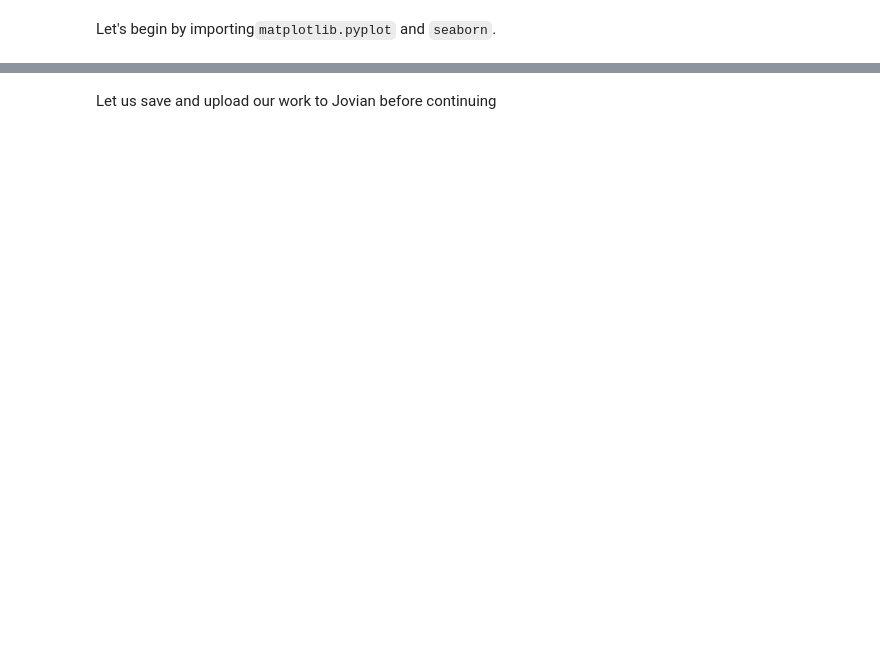
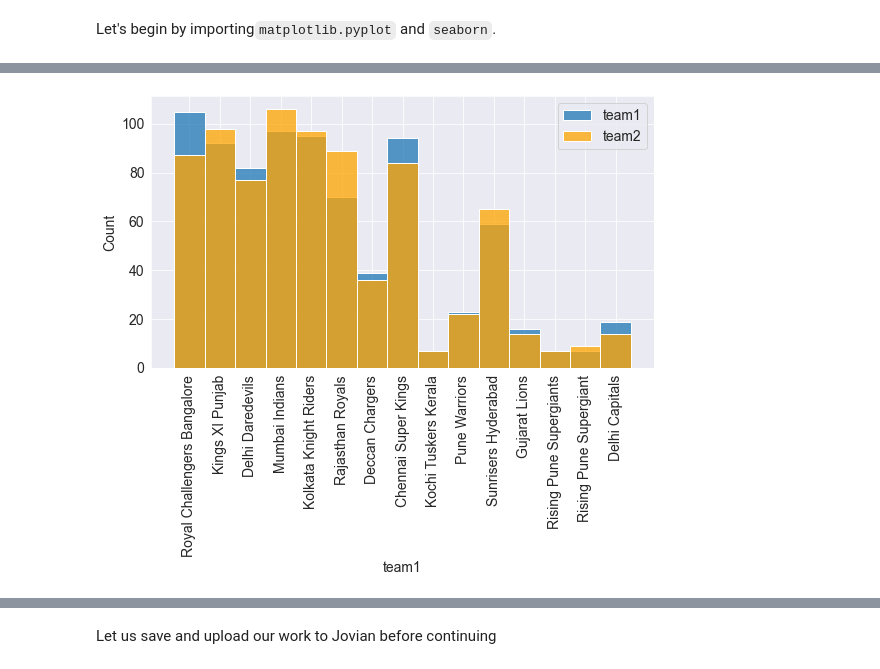
Before and after one commit to prasadposture/Jovian-DA-Course, a Jupyter notebook: Project/zerotopandas-course-project-starter.ipynb, the cells around one changed output, grey strips where cells are left out. Saved outputs shown, nothing was run; the diff lists cells and outputs as text; code cells hidden in the pictures; blank space fills up the shorter version.

```diff
--- a/Project/zerotopandas-course-project-starter.ipynb
+++ b/Project/zerotopandas-course-project-starter.ipynb
@@ -328,0 +284,8 @@ matplotlib.rcParams['figure.facecolor'] = '#00000000'
+# %%
+#histogram of matches played by the teams
+sns.histplot(x=df.team1)
+sns.histplot(x=df.team2, color='orange')
+plt.xticks(rotation=90)
+plt.legend(['team1','team2']);
+# %% [output]
+[figure, added]
```
Also changed, not shown: parts of 72 cells of this notebook.
